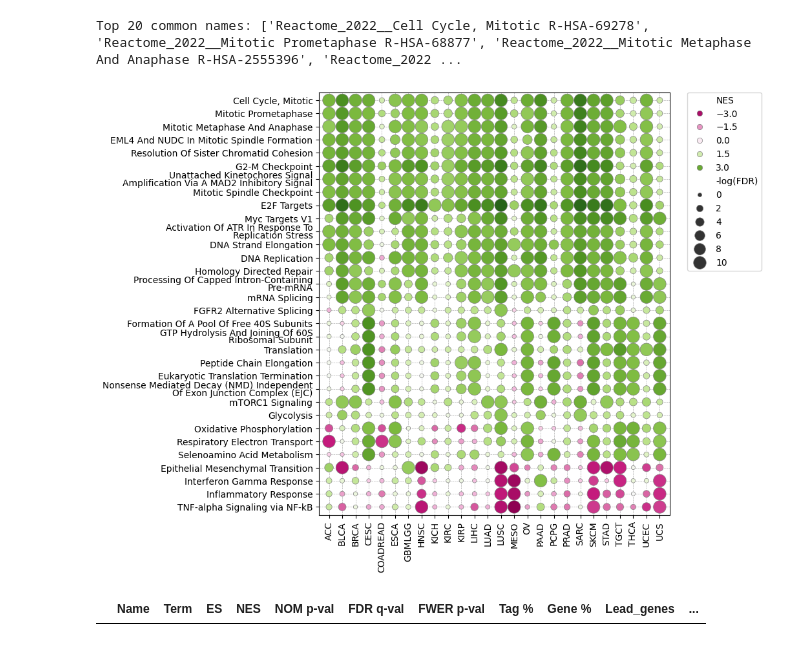
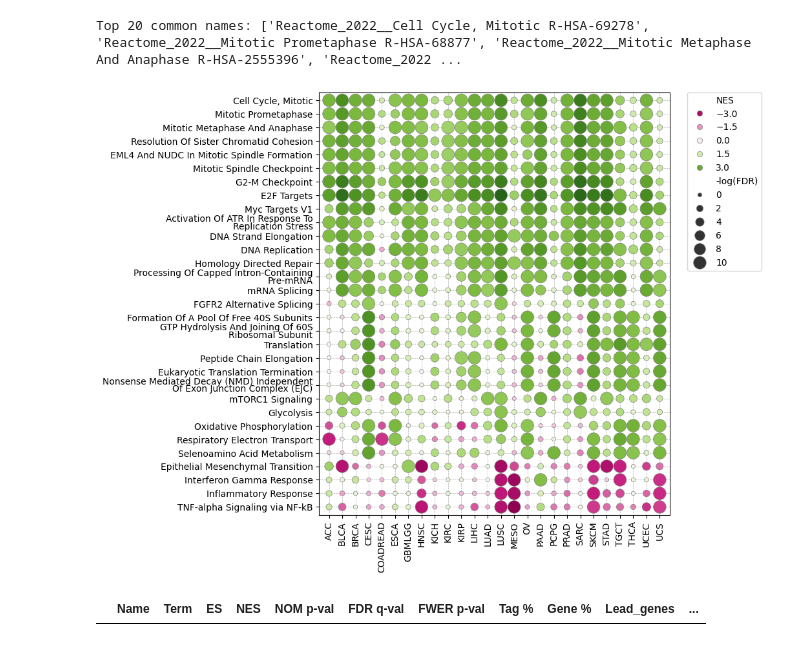
Before and after one commit to mostafajahanifar/pacman, a Jupyter notebook: gene_deseq_visualization.ipynb, the cells around one changed output. Cells and saved outputs as stored; diff of their text form; code cells hidden in the pictures.

```diff
--- a/gene_deseq_visualization.ipynb
+++ b/gene_deseq_visualization.ipynb
@@ -105,11 +105,11 @@ top_20_names = [
     'Reactome_2022__Mitotic Prometaphase R-HSA-68877',
     'Reactome_2022__Mitotic Metaphase And Anaphase R-HSA-2555396',
     # 'MSigDB_Hallmark_2020__Mitotic Spindle',
+    'Reactome_2022__Resolution Of Sister Chromatid Cohesion R-HSA-2500257',
     'Reactome_2022__EML4 And NUDC In Mitotic Spindle Formation R-HSA-9648025',
-    'Reactome_2022__Resolution Of Sister Chromatid Cohesion R-HSA-2500257',
+    'Reactome_2022__Mitotic Spindle Checkpoint R-HSA-69618',
     'MSigDB_Hallmark_2020__G2-M Checkpoint',
-    'Reactome_2022__Unattached Kinetochores Signal Amplification Via A MAD2 Inhibitory Signal R-HSA-141444', # maybe remove from here?
-    'Reactome_2022__Mitotic Spindle Checkpoint R-HSA-69618',
+    # 'Reactome_2022__Unattached Kinetochores Signal Amplification Via A MAD2 Inhibitory Signal R-HSA-141444', # maybe remove from here?
     'MSigDB_Hallmark_2020__E2F Targets',
     'MSigDB_Hallmark_2020__Myc Targets V1',
 
@@ -193,34 +193,34 @@ dotplot = sns.scatterplot(
     data=plot_data,
     x="Study",
     y="Clean_Term",
     size="-log(FDR)",
     hue="NES",
     palette="PiYG",
     sizes=(20, 200),
     edgecolor="gray",
     linewidth=0.5,
     ax=ax
 )
 # Adjust line spacing for y-axis tick labels
 for label in ax.get_yticklabels():
     label.set_linespacing(0.8)  # Reduce line spacing
 
 ax.margins(y=0.02, x=0.03)
 dotplot.legend(bbox_to_anchor=(1.05, 1), loc='upper left', borderaxespad=0.)
 plt.xticks(rotation=90)
 plt.xlabel("")
 plt.ylabel("")
 # plt.title('Dotplot of Top Common Terms across Studies')
 plt.grid(True, which='both', linestyle='--', linewidth=0.5)
 plt.gca().set_axisbelow(True)
 
 # plt.tight_layout()
 
 plt.savefig(f"{root}/dseq_results_complete_wide.png", dpi=600, bbox_inches = 'tight', pad_inches = 0.01)
 plt.savefig(f"{root}/dseq_results_complete_wide.pdf", dpi=600, bbox_inches = 'tight', pad_inches = 0.01)
 # %% [output]
 Top 20 common names: ['Reactome_2022__Cell Cycle, Mitotic R-HSA-69278', 'Reactome_2022__Mitotic Prometaphase R-HSA-68877', 'Reactome_2022__Mitotic Metaphase And Anaphase R-HSA-2555396', 'Reactome_2022 ...
-[figure, old version]
+[figure, new version]
 # %%
 top_20_names = [
 # Mitosis related
```
Also changed, not shown: 4 other files.
